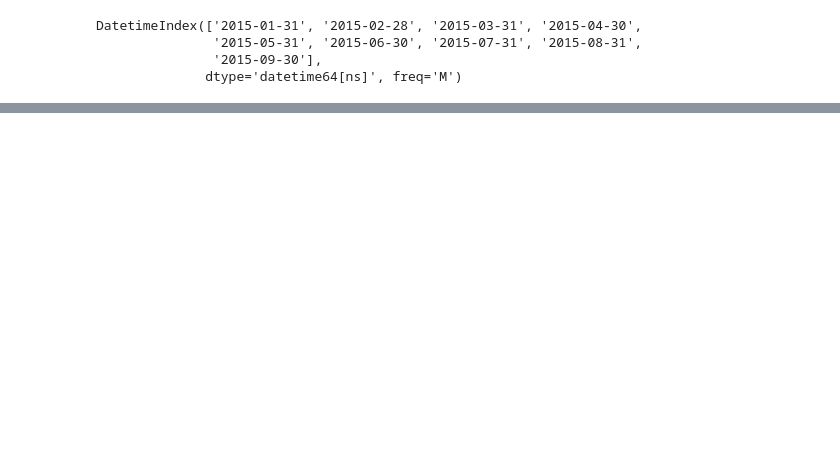
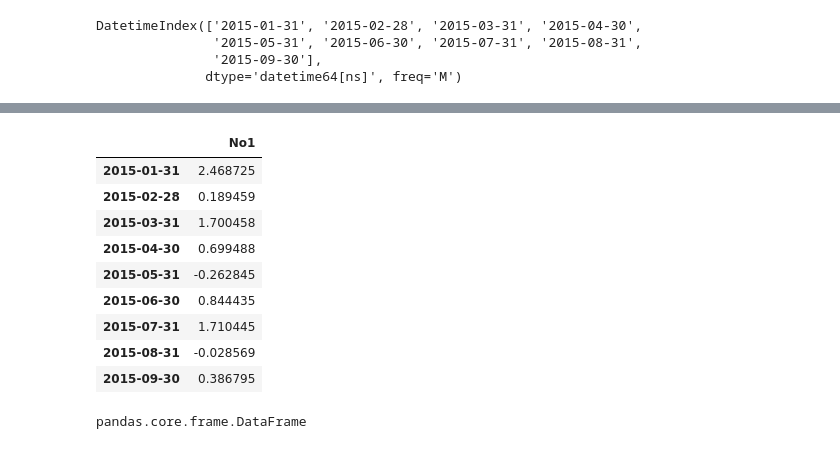
Before and after one commit to KennethWYLee/PythonInFinance, a Jupyter notebook: Ch6 Financial Time Series.ipynb, the cells around one changed output, grey strips where cells are left out. Cells and saved outputs as stored; diff of their text form; code cells hidden in the pictures; blank space fills up the shorter version.

```diff
--- a/Ch6 Financial Time Series.ipynb
+++ b/Ch6 Financial Time Series.ipynb
@@ -297,0 +305,17 @@ df.cumsum().pl
+# %%
+df['No1']
+# %% [output]
+|  | No1 |
+| 2015-01-31 | 2.468725 |
+| 2015-02-28 | 0.189459 |
+| 2015-03-31 | 1.700458 |
+| 2015-04-30 | 0.699488 |
+| 2015-05-31 | -0.262845 |
+| 2015-06-30 | 0.844435 |
+| 2015-07-31 | 1.710445 |
+| 2015-08-31 | -0.028569 |
+| 2015-09-30 | 0.386795 |
+# %%
+type(df['No1'])
+# %% [output]
+pandas.core.frame.DataFrame
```
Also changed, not shown: parts of 18 cells of this notebook.
